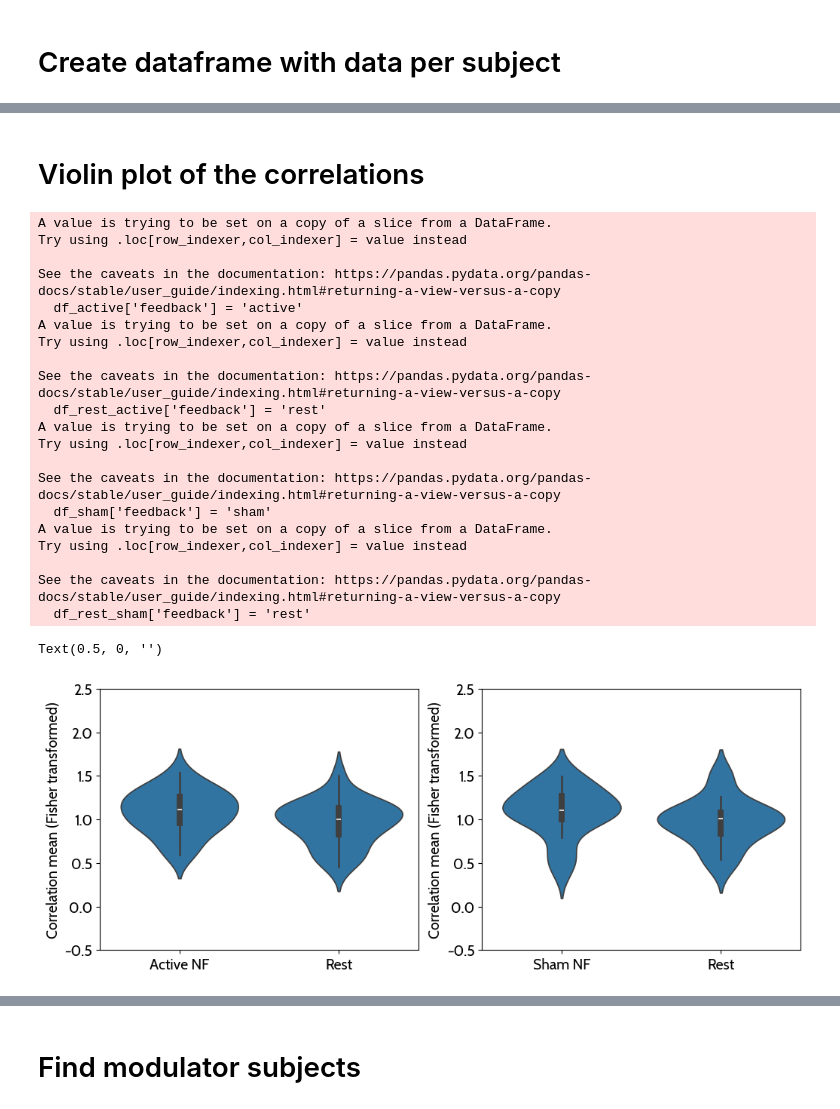
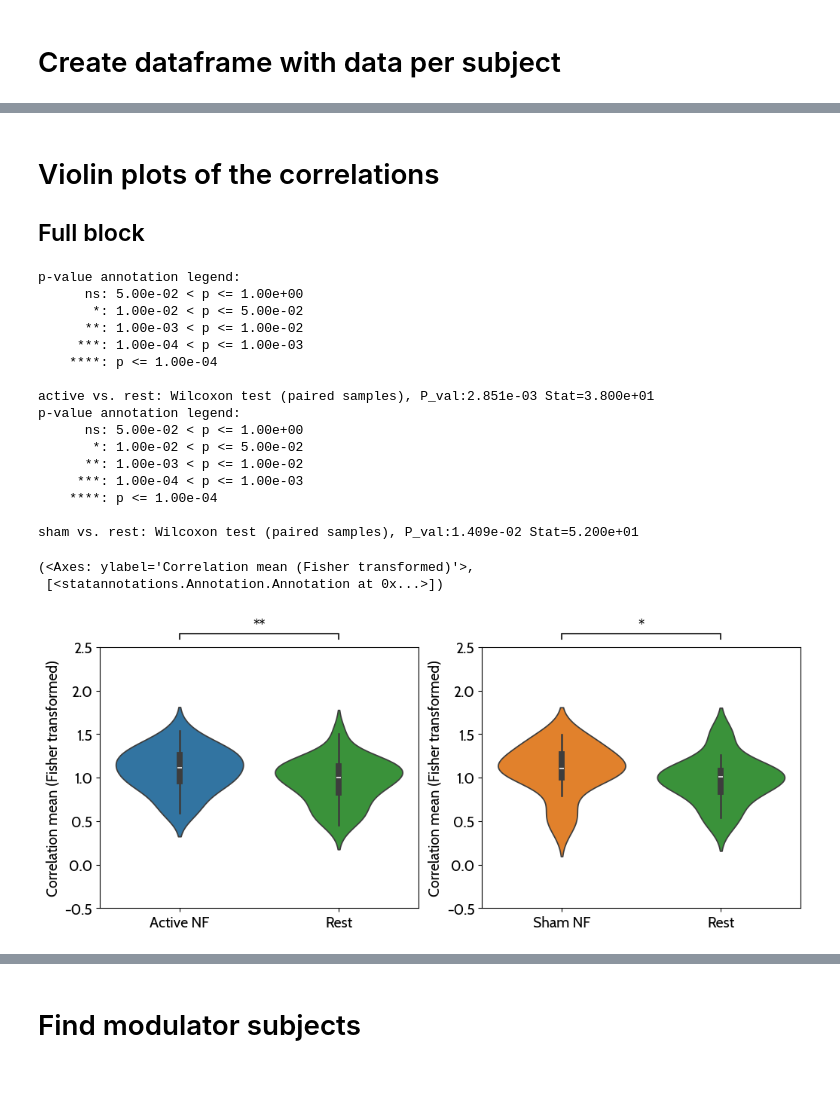
Before and after one commit to CIBIT-UC/musicnf-novelinterface, a Jupyter notebook: scripts/tbv/RealTimeTBVOutputs.ipynb, the cells around one changed output, grey strips where cells are left out. Saved outputs shown, nothing was run; the diff lists cells and outputs as text; code cells hidden in the pictures; blank space fills up the shorter version.

```diff
--- a/scripts/tbv/RealTimeTBVOutputs.ipynb
+++ b/scripts/tbv/RealTimeTBVOutputs.ipynb
@@ -168,65 +166,80 @@ df_persubject
 # %% [markdown]
-# Violin plot of the correlations
+# Violin plots of the correlations
+
+## Full block
 # %%
 # Create a subplot (1,2) for the two feedback types. In each, violin plot the correlation mean and annotate the statistical comparison across subjects between active/sham and rest_active/rest_sham
 # The dataframe to use is df_persubject
 
 # Import seaborn and matplotlib
 import seaborn as sns
 import matplotlib.pyplot as plt
+from statannotations.Annotator import Annotator
+
+# colors use the lines colormap - blue for active, orange for sham, green for rest
+colors = sns.color_palette('tab10', 3)
 
 fig, axs = plt.subplots(1, 2, figsize=(12, 4.5))
 
 # First subplot - active and rest_active data only
 # get active and rest_active data
-df_active = df_persubject.loc[(slice(None), 'active'), :]
-df_rest_active = df_persubject.loc[(slice(None), 'rest_active'), :]
-df_active['feedback'] = 'active'
-df_rest_active['feedback'] = 'rest'
+df_active = df_persubject.loc[(slice(None), 'active'), :].copy()
+df_rest_active = df_persubject.loc[(slice(None), 'rest_active'), :].copy()
+df_active.loc[:, 'feedback'] = 'active'
+df_rest_active.loc[:, 'feedback'] = 'rest'
 df_active = pd.concat([df_active, df_rest_active])
 
 # plot
-sns.violinplot(x='feedback', y='correlation_mean', data=df_active, ax=axs[0])
+SP1 = sns.violinplot(x='feedback', y='correlation_mean', data=df_active, ax=axs[0], palette=[colors[0], colors[2]], hue='feedback')
 axs[0].set_ylim(-0.5, 2.5)
 axs[0].set_ylabel('Correlation mean (Fisher transformed)')
+axs[0].set_xticks(np.arange(2))
 axs[0].set_xticklabels(['Active NF', 'Rest'])
 axs[0].set_xlabel('')
+
+# add statistical annotation
+annotator = Annotator(SP1, [("active", "rest")], data=df_active, x='feedback', y='correlation_mean', order=['active','rest'])
+annotator.configure(test='Wilcoxon', text_format='star', loc='outside')
+annotator.apply_and_annotate()
 
 
 # Second subplot - sham and rest_sham data only
 # get sham and rest_sham data
-df_sham = df_persubject.loc[(slice(None), 'sham'), :]
-df_rest_sham = df_persubject.loc[(slice(None), 'rest_sham'), :]
-df_sham['feedback'] = 'sham'
-df_rest_sham['feedback'] = 'rest'
+df_sham = df_persubject.loc[(slice(None), 'sham'), :].copy()
+df_rest_sham = df_persubject.loc[(slice(None), 'rest_sham'), :].copy()
+df_sham.loc[:, 'feedback'] = 'sham'
+df_rest_sham.loc[:, 'feedback'] = 'rest'
 df_sham = pd.concat([df_sham, df_rest_sham])
 
 # plot
-sns.violinplot(x='feedback', y='correlation_mean', data=df_sham, ax=axs[1])
+SP2 = sns.violinplot(x='feedback', y='correlation_mean', data=df_sham, ax=axs[1], palette=[colors[1], colors[2]], hue='feedback')
 axs[1].set_ylim(-0.5, 2.5)
 axs[1].set_ylabel('Correlation mean (Fisher transformed)')
+axs[1].set_xticks(np.arange(2))
 axs[1].set_xticklabels(['Sham NF', 'Rest'])
 axs[1].set_xlabel('')
+
+# add statistical annotation
+annotator = Annotator(SP2, [("sham", "rest")], data=df_sham, x='feedback', y='correlation_mean', order=['sham','rest'])
+annotator.configure(test='Wilcoxon', text_format='star', loc='outside')
+annotator.apply_and_annotate()
 # %% [output]
-A value is trying to be set on a copy of a slice from a DataFrame.
-Try using .loc[row_indexer,col_indexer] = value instead
+p-value annotation legend:
+      ns: 5.00e-02 < p <= 1.00e+00
+       *: 1.00e-02 < p <= 5.00e-02
+      **: 1.00e-03 < p <= 1.00e-02
+     ***: 1.00e-04 < p <= 1.00e-03
+    ****: p <= 1.00e-04
 
-See the caveats in the documentation: https://pandas.pydata.org/pandas-docs/stable/user_guide/indexing.html#returning-a-view-versus-a-copy
-  df_active['feedback'] = 'active'
-A value is trying to be set on a copy of a slice from a DataFrame.
-Try using .loc[row_indexer,col_indexer] = value instead
+active vs. rest: Wilcoxon test (paired samples), P_val:2.851e-03 Stat=3.800e+01
+p-value annotation legend:
+      ns: 5.00e-02 < p <= 1.00e+00
+       *: 1.00e-02 < p <= 5.00e-02
+      **: 1.00e-03 < p <= 1.00e-02
+     ***: 1.00e-04 < p <= 1.00e-03
+    ****: p <= 1.00e-04
 
-See the caveats in the documentation: https://pandas.pydata.org/pandas-docs/stable/user_guide/indexing.html#returning-a-view-versus-a-copy
-  df_rest_active['feedback'] = 'rest'
-A value is trying to be set on a copy of a slice from a DataFrame.
-Try using .loc[row_indexer,col_indexer] = value instead
-
-See the caveats in the documentation: https://pandas.pydata.org/pandas-docs/stable/user_guide/indexing.html#returning-a-view-versus-a-copy
-  df_sham['feedback'] = 'sham'
-A value is trying to be set on a copy of a slice from a DataFrame.
-Try using .loc[row_indexer,col_indexer] = value instead
-
-See the caveats in the documentation: https://pandas.pydata.org/pandas-docs/stable/user_guide/indexing.html#returning-a-view-versus-a-copy
-  df_rest_sham['feedback'] = 'rest'
+sham vs. rest: Wilcoxon test (paired samples), P_val:1.409e-02 Stat=5.200e+01
-Text(0.5, 0, '')
+(<Axes: ylabel='Correlation mean (Fisher transformed)'>,
+ [<statannotations.Annotation.Annotation at 0x...>])
-[figure, old version]
+[figure, new version]
```
Also changed, not shown: parts of 17 cells of this notebook.
